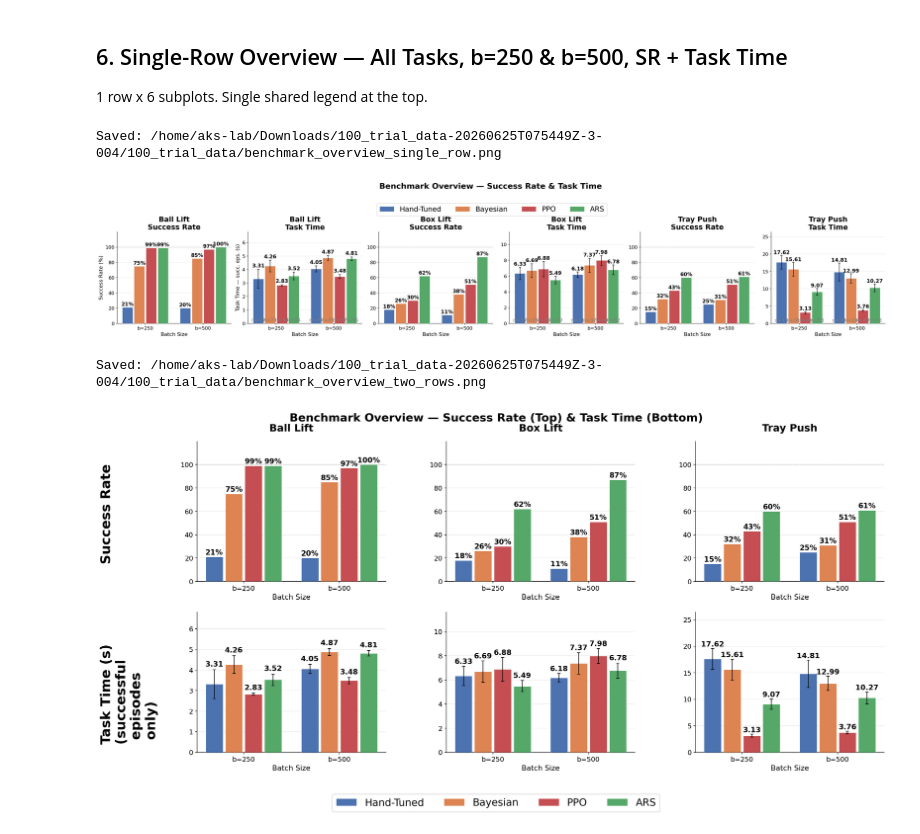
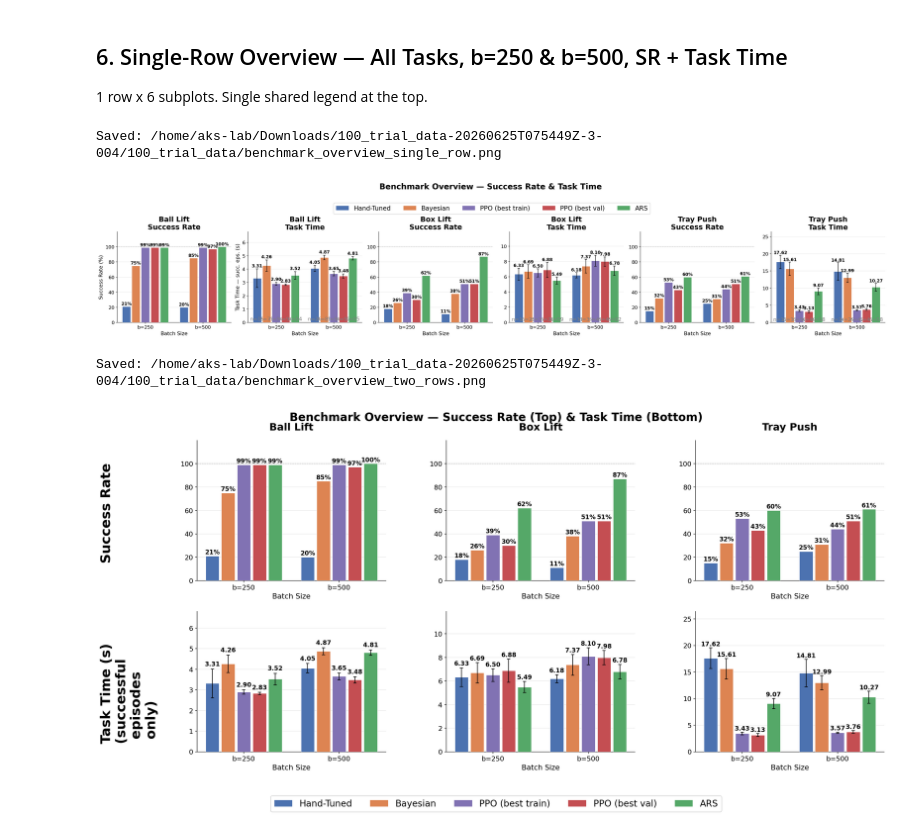
Before and after one commit to alinjar1996/ARS_data_plot, a Jupyter notebook: benchmark_stat_batch.ipynb, the cells around one changed output. Saved outputs shown, nothing was run; the diff lists cells and outputs as text; code cells hidden in the pictures.

Commit message:
PO best trains added for larger batch sizes

```diff
--- a/benchmark_stat_batch.ipynb
+++ b/benchmark_stat_batch.ipynb
@@ -481,7 +511,7 @@ for task_name, task_cfg in DOC_FILES.items():
 1 row x 3 subplots: Success Rate / Computation Time / Task Time.
 Single legend at the top of each figure.
 # %%
-BAR_W = 0.18
+BAR_W = 0.14
 GAP   = 0.025
 
 def annotate(ax, bar, label, y_extra=0, fontsize=11, bold=False):
@@ -494,7 +524,7 @@ def annotate(ax, bar, label, y_extra=0, fontsize=11, bold=False):
 
 
 def plot_task(task_name, task_data, batch_sizes, save_path=None):
-    methods = list(task_data.keys())   # Hand-Tuned, Bayesian, PPO, ARS
+    methods = list(task_data.keys())   # Hand-Tuned, Bayesian, PPO best train, PPO best val, ARS
     n_m     = len(methods)
     offsets = [(i - (n_m - 1) / 2) * (BAR_W + GAP) for i in range(n_m)]
     x_base  = np.arange(len(batch_sizes))
@@ -564,7 +594,7 @@ def plot_task(task_name, task_data, batch_sizes, save_path=None):
 
     # single legend at top centre
     fig.legend(legend_handles, methods,
-               loc='upper center', ncol=n_m, fontsize=18,
+               loc='upper center', ncol=n_m, fontsize=16,
                bbox_to_anchor=(0.5, 1.04), frameon=True, framealpha=0.9)
     fig.suptitle(task_name, fontsize=22, fontweight='bold', y=1.10)
     plt.tight_layout()
@@ -596,12 +626,12 @@ Saved: /home/aks-lab/Downloads/100_trial_data-20260625T075449Z-3-004/100_trial_d
 # %%
 fig, axes = plt.subplots(1, len(task_names) * 2, figsize=(28, 5))
 
-METHOD_ORDER = ['Hand-Tuned', 'Bayesian', 'PPO', 'ARS']
+METHOD_ORDER = list(METHOD_TOKENS)
 legend_patches = [plt.Rectangle((0, 0), 1, 1, fc=METHOD_COLORS[m]) for m in METHOD_ORDER]
 
 for t_idx, task_name in enumerate(task_names):
     task_data = data_all[task_name]
-    methods   = list(task_data.keys())   # Hand-Tuned, Bayesian, PPO, ARS
+    methods   = list(task_data.keys())   # Hand-Tuned, Bayesian, PPO best train, PPO best val, ARS
     n_m       = len(methods)
     offsets   = [(i - (n_m - 1) / 2) * (BAR_W + GAP) for i in range(n_m)]
     x_base    = np.arange(len(OVERVIEW_BATCHES))
@@ -620,7 +650,7 @@ for t_idx, task_name in enumerate(task_names):
         bars = ax_sr.bar(x, sr, width=BAR_W, color=col,
                          edgecolor='white', linewidth=0.5, zorder=3)
         for bar, v in zip(bars, sr):
-            annotate(ax_sr, bar, f'{v:.0f}%', y_extra=0.5, fontsize=13, bold=True)
+            annotate(ax_sr, bar, f'{v:.0f}%', y_extra=0.5, fontsize=11, bold=True)
 
         for i, (v, s, n) in enumerate(zip(tt_m, tt_s, ns)):
             xi = x[i]
@@ -634,7 +664,7 @@ for t_idx, task_name in enumerate(task_names):
                           edgecolor='white', linewidth=0.5, zorder=3,
                           yerr=s, capsize=3, error_kw={'elinewidth': 1.1, 'capthick': 1.1})
                 ax_tt.text(xi, v + s + 0.06, f'{v:.2f}',
-                           ha='center', va='bottom', fontsize=13, fontweight='bold')
+                           ha='center', va='bottom', fontsize=11, fontweight='bold')
                 ax_tt.text(xi, 0.05, f'n={n}',
                            ha='center', va='bottom', fontsize=13, color='gray')
 
@@ -664,7 +694,7 @@ for t_idx, task_name in enumerate(task_names):
 
 # single shared legend at top centre
 fig.legend(legend_patches, METHOD_ORDER,
-           loc='upper center', ncol=4, fontsize=18,
+           loc='upper center', ncol=len(METHOD_ORDER), fontsize=16,
            bbox_to_anchor=(0.5, 1.0), frameon=True, framealpha=0.9)
 fig.suptitle('Benchmark Overview — Success Rate & Task Time ',
              fontsize=20, fontweight='bold', y=1.12)
@@ -677,7 +707,7 @@ display(Image(filename=str(out)))
 plt.close(fig)
 # %% [output]
 Saved: /home/aks-lab/Downloads/100_trial_data-20260625T075449Z-3-004/100_trial_data/benchmark_overview_single_row.png
-[figure, old version]
+[figure, new version]
 # %%
 # Plot all tasks in two rows: first row = success rate, second row = task time
 # Ensure order: Ball Lift, Box Lift, Tray Push
@@ -690,7 +720,7 @@ legend_patches = [plt.Rectangle((0, 0), 1, 1, fc=METHOD_COLORS[m]) for m in METH
 
 for t_idx, task_name in enumerate(task_names_sorted):
     task_data = data_all[task_name]
-    methods   = list(task_data.keys())   # Hand-Tuned, Bayesian, PPO, ARS
+    methods   = list(task_data.keys())   # Hand-Tuned, Bayesian, PPO best train, PPO best val, ARS
     n_m       = len(methods)
     offsets   = [(i - (n_m - 1) / 2) * (BAR_W + GAP) for i in range(n_m)]
     x_base    = np.arange(len(OVERVIEW_BATCHES))
@@ -709,7 +739,7 @@ for t_idx, task_name in enumerate(task_names_sorted):
         bars = ax_sr.bar(x, sr, width=BAR_W, color=col,
                          edgecolor='white', linewidth=0.5, zorder=3)
         for bar, v in zip(bars, sr):
-            annotate(ax_sr, bar, f'{v:.0f}%', y_extra=0.5, fontsize=13, bold=True)
+            annotate(ax_sr, bar, f'{v:.0f}%', y_extra=0.5, fontsize=11, bold=True)
 
         for i, (v, s, n) in enumerate(zip(tt_m, tt_s, ns)):
             xi = x[i]
@@ -723,7 +753,7 @@ for t_idx, task_name in enumerate(task_names_sorted):
                           edgecolor='white', linewidth=0.5, zorder=3,
                           yerr=s, capsize=3, error_kw={'elinewidth': 1.1, 'capthick': 1.1})
                 ax_tt.text(xi, v + s + 0.08, f'{v:.2f}',
-                           ha='center', va='bottom', fontsize=13, fontweight='bold')
+                           ha='center', va='bottom', fontsize=11, fontweight='bold')
                 # ax_tt.text(xi, 0.05, f'n={n}',
                 #            ha='center', va='bottom', fontsize=13, color='gray')
 
@@ -747,32 +777,32 @@ for t_idx, task_name in enumerate(task_names_sorted):
     all_tt = [task_data[m][b]['task_time_mean'] for m in methods for b in OVERVIEW_BATCHES
               if not np.isnan(task_data[m][b]['task_time_mean'])]
     all_ts = [task_data[m][b]['task_time_std']  for m in methods for b in OVERVIEW_BATCHES
               if not np.isnan(task_data[m][b]['task_time_std'])]
     if all_tt:
         raw_top = max(m + s for m, s in zip(all_tt, all_ts))
         ax_tt.set_ylim(0, min(raw_top * 1.35, max(all_tt) * 2.5))
 
 # Add big y-labels only once at the left side using fig.text
 fig.text(0.01, 0.72, 'Success Rate', va='center', ha='left', rotation='vertical', fontsize=24, fontweight='bold')
 fig.text(0.01, 0.28, 'Task Time (s) \n(successful  \n episodes \n only)', va='center', ha='left', rotation='vertical', fontsize=24, fontweight='bold')
 
 # Remove y-labels from all axes
 for ax in axes.flatten():
     ax.set_ylabel("")
 
 # single shared legend at bottom centre
 fig.legend(legend_patches, METHOD_ORDER,
-           loc='lower center', ncol=4, fontsize=18,
+           loc='lower center', ncol=len(METHOD_ORDER), fontsize=16,
            bbox_to_anchor=(0.5, -0.03), frameon=True, framealpha=0.9)
 fig.suptitle('Benchmark Overview — Success Rate (Top) & Task Time (Bottom)',
              fontsize=20, fontweight='bold', y=0.97)
 
 plt.tight_layout(rect=[0.08, 0.09, 1, 0.95])
 out = BASE / 'benchmark_overview_two_rows.png'
 plt.savefig(out, dpi=150, bbox_inches='tight')
 print(f'Saved: {out}')
 display(Image(filename=str(out)))
 plt.close(fig)
 # %% [output]
 Saved: /home/aks-lab/Downloads/100_trial_data-20260625T075449Z-3-004/100_trial_data/benchmark_overview_two_rows.png
-[figure, old version]
+[figure, new version]
```
Also changed, not shown: parts of 7 cells of this notebook, 7 other files.
